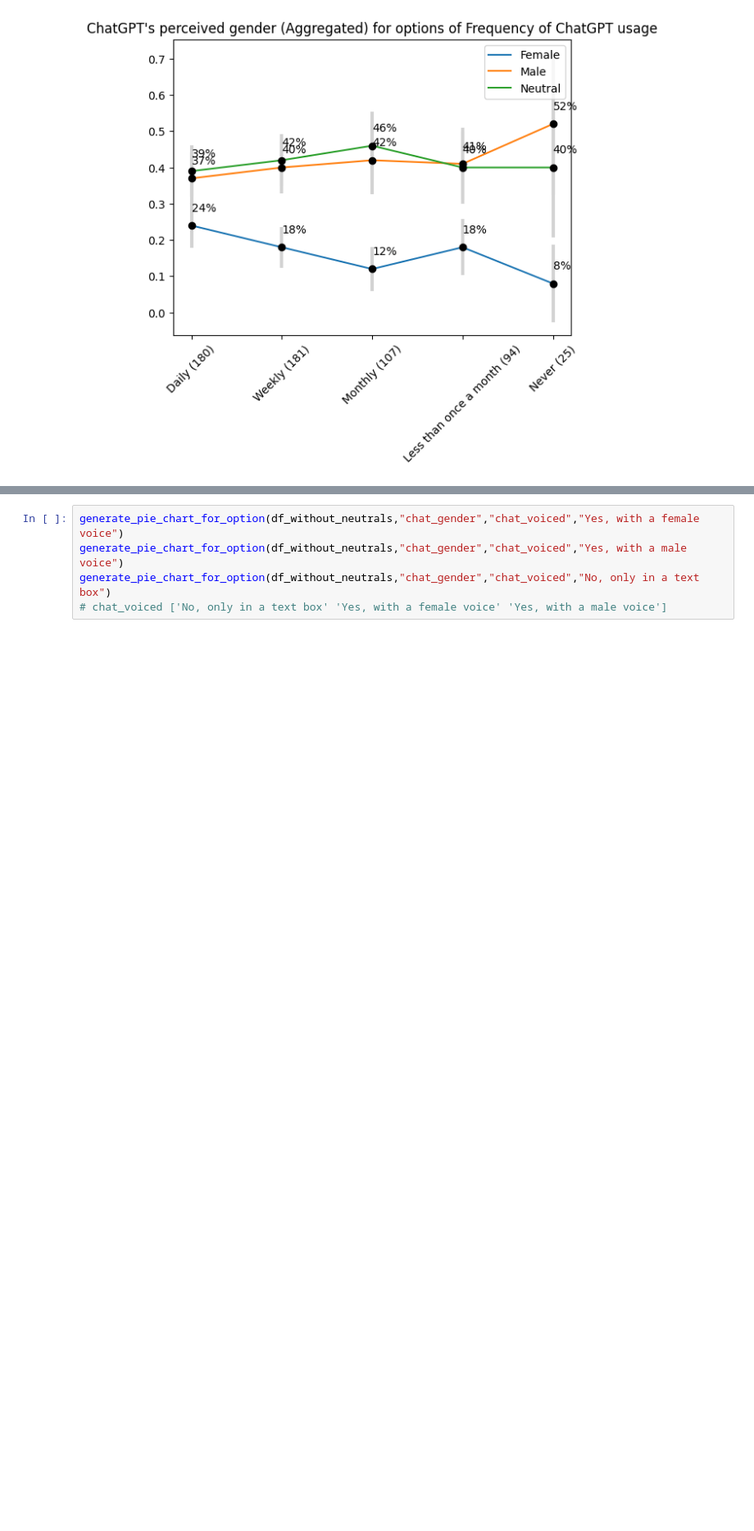
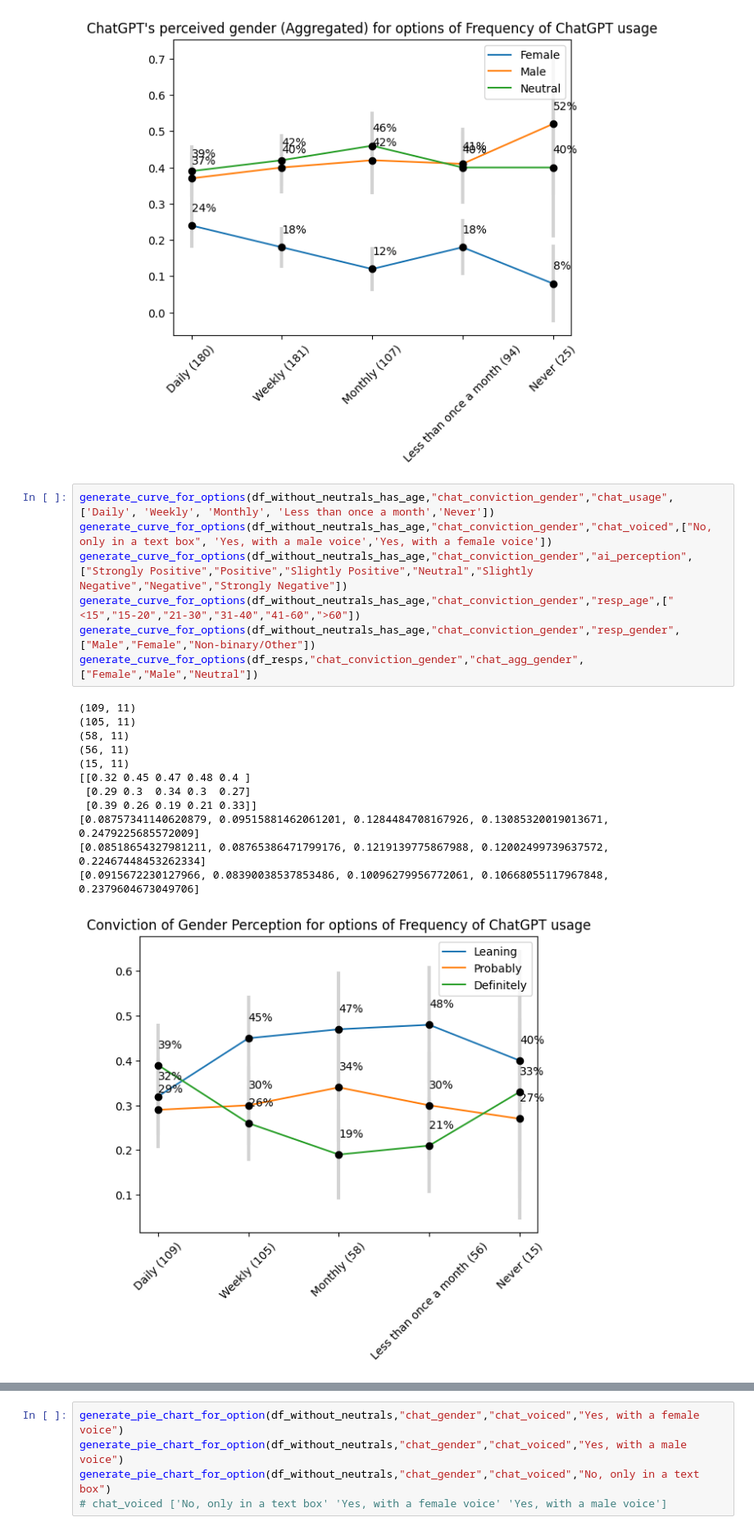
Before and after one commit to SuperZooper3/ChatGPT-Gender-Study, a Jupyter notebook: Survey Data Exploration.ipynb, the cells around one changed output, grey strips where cells are left out. Shown at 82% size. Drawn from its saved outputs; the diff is of its cells as text; blank space fills up the shorter version.

```diff
--- a/Survey Data Exploration.ipynb
+++ b/Survey Data Exploration.ipynb
@@ -557,3 +550,23 @@ generate_curve_for_options(df_resps,"chat_agg_gender","chat_usage",['Daily', 'We
 [0.0705327725245506, 0.07137110237444597, 0.0935196395986116, 0.09942831481642463, 0.19584313722977376]
 [0.07125527816707102, 0.07190439324516827, 0.0944365207353497, 0.09903706591742262, 0.19203999583420114]
 [figure]
+# %%
+generate_curve_for_options(df_without_neutrals_has_age,"chat_conviction_gender","chat_usage",['Daily', 'Weekly', 'Monthly', 'Less than once a month','Never'])
+generate_curve_for_options(df_without_neutrals_has_age,"chat_conviction_gender","chat_voiced",["No, only in a text box", 'Yes, with a male voice','Yes, with a female voice'])
+generate_curve_for_options(df_without_neutrals_has_age,"chat_conviction_gender","ai_perception",["Strongly Positive","Positive","Slightly Positive","Neutral","Slightly Negative","Negative","Strongly Negative"])
+generate_curve_for_options(df_without_neutrals_has_age,"chat_conviction_gender","resp_age",["<15","15-20","21-30","31-40","41-60",">60"])
+generate_curve_for_options(df_without_neutrals_has_age,"chat_conviction_gender","resp_gender",["Male","Female","Non-binary/Other"])
+generate_curve_for_options(df_resps,"chat_conviction_gender","chat_agg_gender",["Female","Male","Neutral"])
+# %% [output]
+(109, 11)
+(105, 11)
+(58, 11)
+(56, 11)
+(15, 11)
+[[0.32 0.45 0.47 0.48 0.4 ]
+ [0.29 0.3  0.34 0.3  0.27]
+ [0.39 0.26 0.19 0.21 0.33]]
+[0.08757341140620879, 0.09515881462061201, 0.1284484708167926, 0.13085320019013671, 0.2479225685572009]
+[0.08518654327981211, 0.08765386471799176, 0.1219139775867988, 0.12002499739637572, 0.22467448453262334]
+[0.0915672230127966, 0.08390038537853486, 0.10096279956772061, 0.10668055117967848, 0.2379604673049706]
+[figure, added]
```
Also changed, not shown: parts of 4 cells of this notebook.
